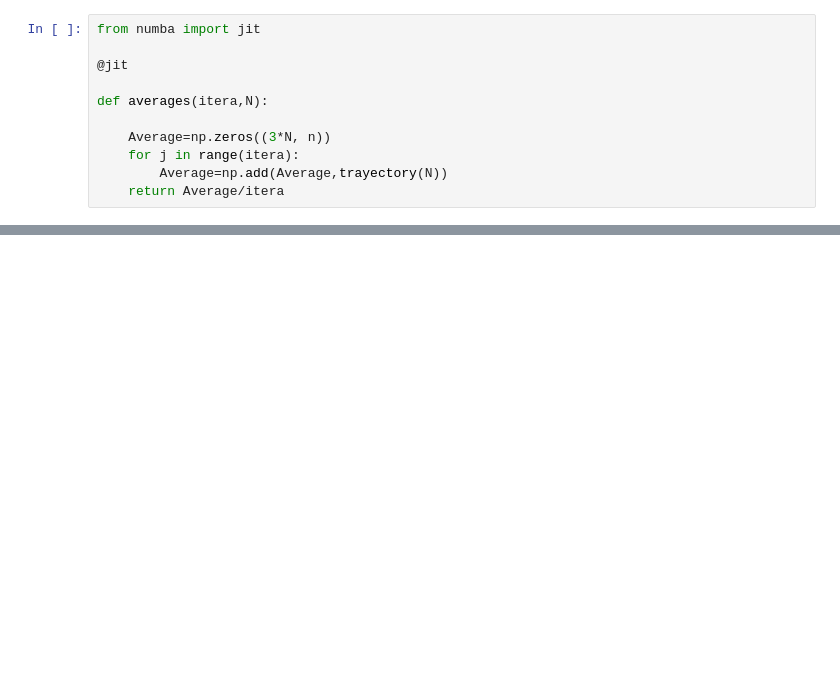
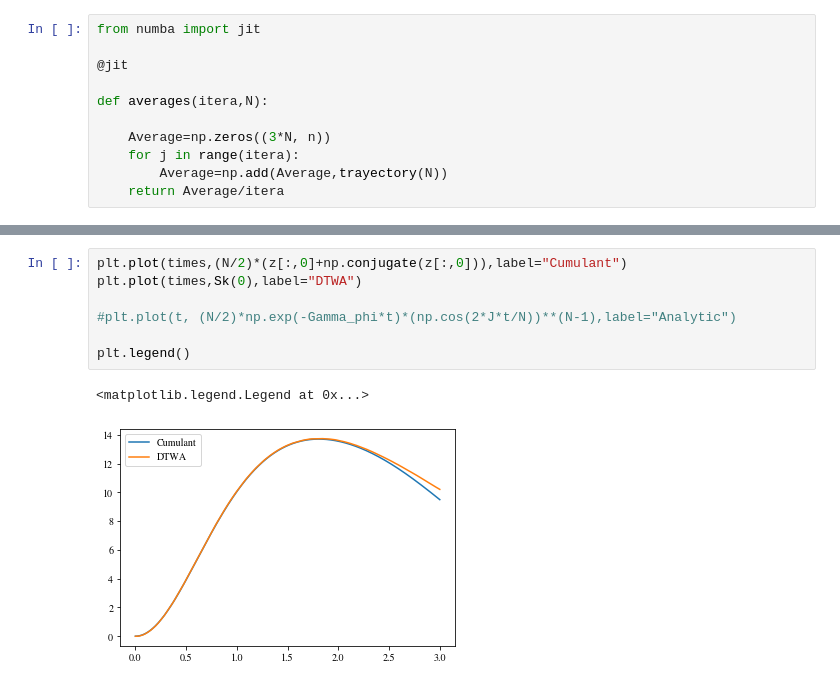
Before and after one commit to eckast161/Spin_dynamics, a Jupyter notebook: Spin.DDTWA.White-noise.ipynb, the cells around one changed output, grey strips where cells are left out. Drawn from its saved outputs; the diff is of its cells as text; blank space fills up the shorter version.

```diff
--- a/Spin.DDTWA.White-noise.ipynb
+++ b/Spin.DDTWA.White-noise.ipynb
@@ -160 +338,11 @@ def Sk(value):
+# %%
+plt.plot(times,(N/2)*(z[:,0]+np.conjugate(z[:,0])),label="Cumulant")
+plt.plot(times,Sk(0),label="DTWA")
+
+#plt.plot(t, (N/2)*np.exp(-Gamma_phi*t)*(np.cos(2*J*t/N))**(N-1),label="Analytic")
+
+plt.legend()
+# %% [output]
+<matplotlib.legend.Legend at 0x...>
+[figure, added]
 # %%
```
Also changed, not shown: parts of 8 cells of this notebook.
